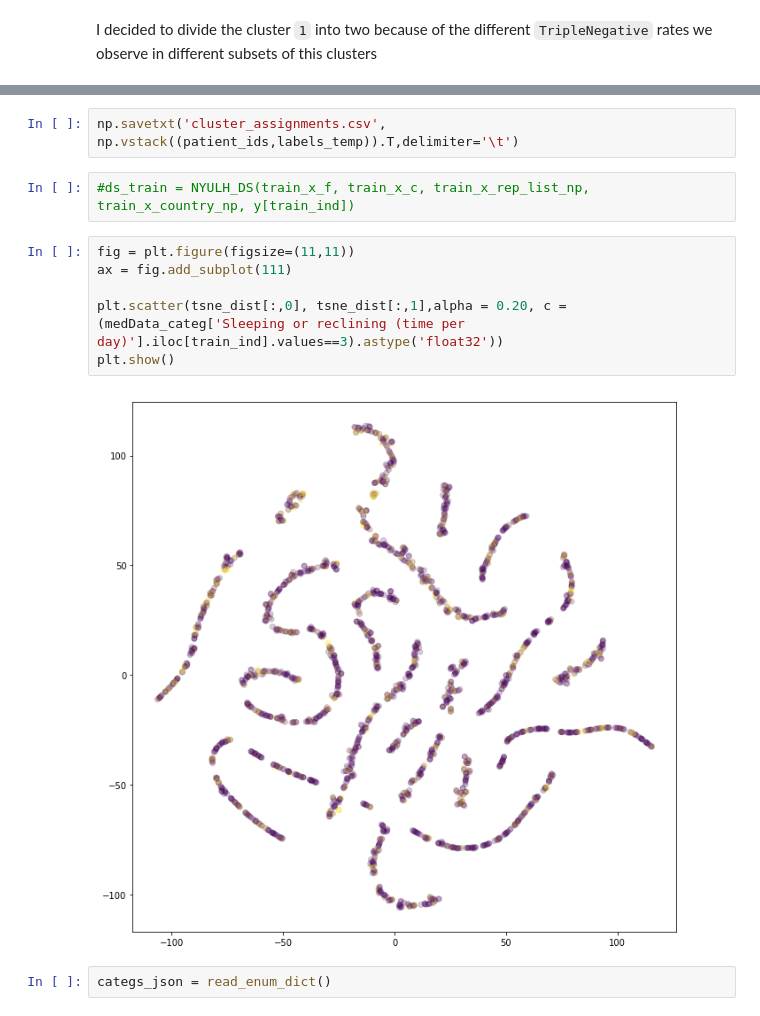
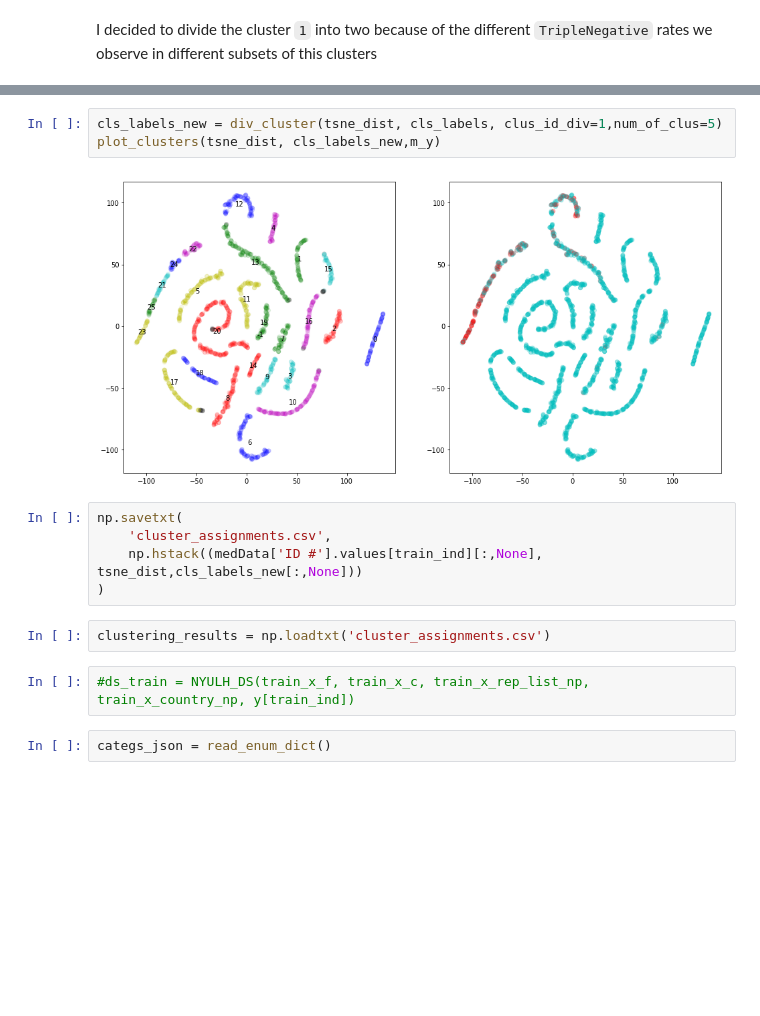
Before and after one commit to skarakulak/NYULH_Breast_Cancer_Optimal_Therapy, a Jupyter notebook: DataPrep.ipynb, the cells around one changed output, grey strips where cells are left out. Drawn from its saved outputs; the diff is of its cells as text; blank space fills up the shorter version.

```diff
--- a/DataPrep.ipynb
+++ b/DataPrep.ipynb
@@ -862,15 +827,17 @@ plt.show()
-# %%
-np.savetxt('cluster_assignments.csv', np.vstack((patient_ids,labels_temp)).T,delimiter='\t')
+# %%
+cls_labels_new = div_cluster(tsne_dist, cls_labels, clus_id_div=1,num_of_clus=5)
+plot_clusters(tsne_dist, cls_labels_new,m_y)
+# %% [output]
+[figure, added]
+# %%
+np.savetxt(
+    'cluster_assignments.csv',
+    np.hstack((medData['ID #'].values[train_ind][:,None], tsne_dist,cls_labels_new[:,None]))
+)
+# %%
+clustering_results = np.loadtxt('cluster_assignments.csv')
 # %%
 #ds_train = NYULH_DS(train_x_f, train_x_c, train_x_rep_list_np, train_x_country_np, y[train_ind])
-# %%
-fig = plt.figure(figsize=(11,11))
-ax = fig.add_subplot(111)
-
-plt.scatter(tsne_dist[:,0], tsne_dist[:,1],alpha = 0.20, c = (medData_categ['Sleeping or reclining (time per day)'].iloc[train_ind].values==3).astype('float32'))
-plt.show()
-# %% [output]
-[figure, removed]
 # %%
 categs_json = read_enum_dict()
 # %%
```
Also changed, not shown: parts of 10 cells of this notebook, 1 other file.
